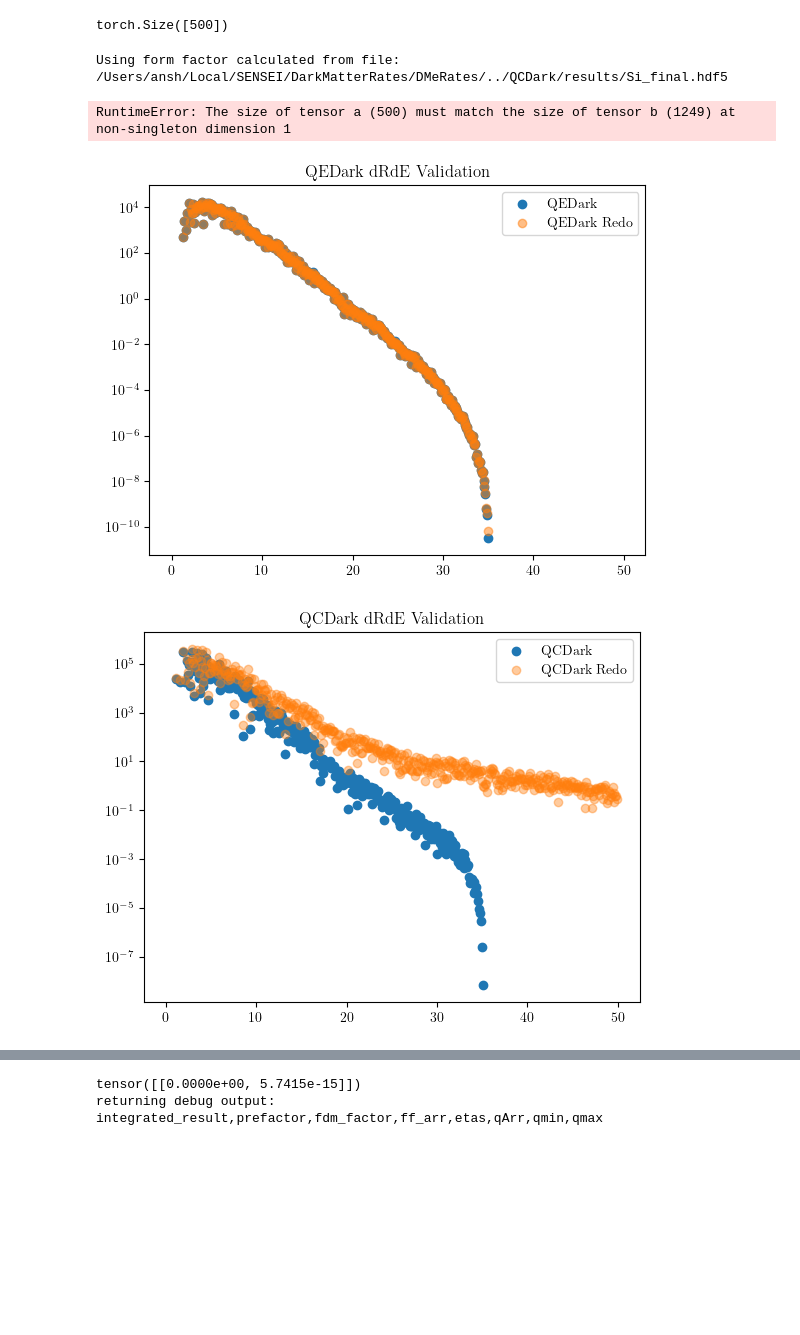
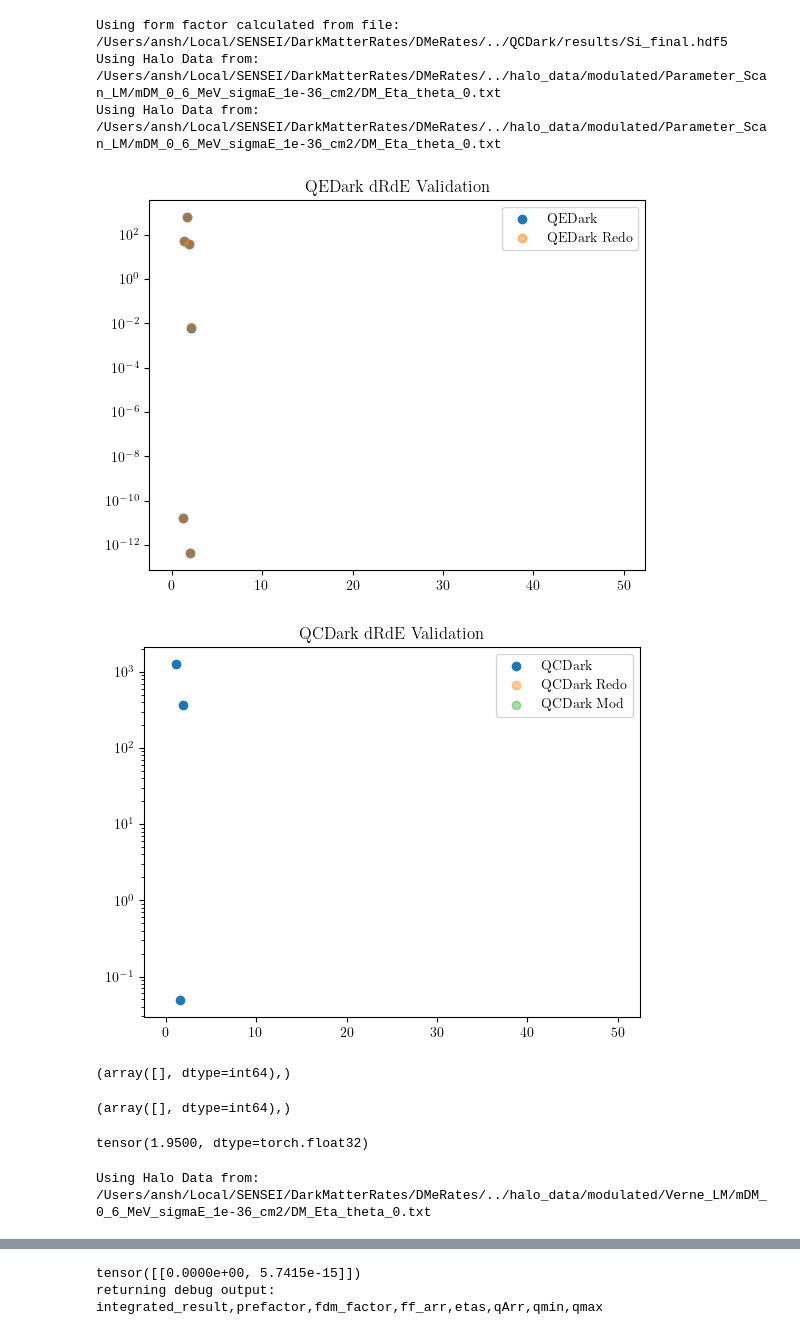
Before and after one commit to ande8412/DarkMatterRates, a Jupyter notebook: DMeRates_Validation.ipynb, the cells around one changed output, grey strips where cells are left out. Saved outputs shown, nothing was run; the diff lists cells and outputs as text; code cells hidden in the pictures; blank space fills up the shorter version.

```diff
--- a/DMeRates_Validation.ipynb
+++ b/DMeRates_Validation.ipynb
@@ -11,7 +11,7 @@ FDMn = 2
 
 halo_model = 'shm'
 DoScreen = False
-test_mX = 10 #MeV
+test_mX = 0.6 #MeV
 test_mX_eV = test_mX*1e6
 test_mX_unitized= test_mX * nu.MeV / nu.c0**2
 ne = 1
@@ -101,10 +20,7 @@ Using form factor calculated from file: QCDark/results/Si_final.hdf5
-# %%
-drderes = drde(Earr,qArr,mX)
-drderes.shape
-# %% [output]
-torch.Size([500])
 # %%
 from QCDark.dark_matter_rates import d_rate,default_screening,default_si,read_output,default_astro
+default_astro['sigma_e'] = cs
+
 from QCDark.dark_matter_rates import form_factor as qcdark_form_factor
 
 
@@ -115,7 +31,6 @@ else:
     screening = default_screening
 cff = read_output('QCDark/results/Si_final.hdf5')
 Ee_old, dR_old= d_rate(test_mX_eV, cff, FDM_exp = FDMn, screening = screening, astro_model = default_astro)
-
 
 from QEDark.QEDark2 import QEDark
 qedark = QEDark()
@@ -129,28 +44,69 @@ dmrates = DMeRate.DMeRate('Si',QEDark=False)
 dmrates_qedark = DMeRate.DMeRate('Si',QEDark=True)
 
 
-drde_qcdark_redo_res = dmrates.vectorized_dRdE(test_mX,FDMn,halo_model,DoScreen=DoScreen,integrate=True,unitize=True,debug=True)
+
+dmrates.update_crosssection(cs)
+
+# drde_qcdark_redo_res = dmrates.vectorized_dRdE(test_mX,FDMn,halo_model,DoScreen=DoScreen,integrate=True,unitize=True,debug=True)
 drde_qedark_redo = dmrates_qedark.vectorized_dRdE(test_mX,FDMn,'imb',DoScreen=DoScreen,integrate=False,unitize=True,debug=False)
-drde_qcdark_redo = dmrates.vectorized_dRdE(test_mX,FDMn,halo_model,DoScreen=DoScreen,integrate=True,unitize=True,debug=False)
+drde_qcdark_redo_res = dmrates.vectorized_dRdE(test_mX,FDMn,'shm',DoScreen=DoScreen,integrate=True,unitize=True,debug=True)
+drde_qcdark_redo_mod_res = dmrates.vectorized_dRdE(test_mX,FDMn,'modulated',DoScreen=DoScreen,integrate=True,unitize=True,debug=True,isoangle=0)
+drde_qcdark_redo_mod = drde_qcdark_redo_mod_res['drde']
+drde_qcdark_redo = drde_qcdark_redo_res['drde']
 # %% [output]
 Using form factor calculated from file: /Users/ansh/Local/SENSEI/DarkMatterRates/DMeRates/../QCDark/results/Si_final.hdf5
+Using Halo Data from: /Users/ansh/Local/SENSEI/DarkMatterRates/DMeRates/../halo_data/modulated/Parameter_Scan_LM/mDM_0_6_MeV_sigmaE_1e-36_cm2/DM_Eta_theta_0.txt
+Using Halo Data from: /Users/ansh/Local/SENSEI/DarkMatterRates/DMeRates/../halo_data/modulated/Parameter_Scan_LM/mDM_0_6_MeV_sigmaE_1e-36_cm2/DM_Eta_theta_0.txt
-RuntimeError: The size of tensor a (500) must match the size of tensor b (1249) at non-singleton dimension 1
 # %%
 plt.scatter(Ee_qe,drde_qedark,label='QEDark')
 plt.scatter(dmrates_qedark.Earr/nu.eV,drde_qedark_redo,label='QEDark Redo',alpha=0.5)
 plt.yscale('log')
 plt.legend()
 plt.title('QEDark dRdE Validation')
 plt.show()
 plt.close()
 
 plt.scatter(Ee_old,dR_old,label='QCDark')
 plt.scatter(dmrates.Earr/nu.eV,drde_qcdark_redo,label='QCDark Redo',alpha=0.4)
+plt.scatter(dmrates.Earr/nu.eV,drde_qcdark_redo_mod,label='QCDark Mod',alpha=0.4)
+
 plt.yscale('log')
 plt.legend()
 plt.title('QCDark dRdE Validation')
 plt.show()
 plt.close()
 # %% [output]
-[figure, old version]
+[figure, new version]
-[figure, old version]
+[figure, new version]
+# %%
+np.where(drde_qcdark_redo_mod > 0)
+# %% [output]
+(array([], dtype=int64),)
+# %%
+np.where(drde_qcdark_redo > 0)
+# %% [output]
+(array([], dtype=int64),)
+# %%
+dmrates.Earr[19] / nu.eV
+# %% [output]
+tensor(1.9500, dtype=torch.float32)
+# %%
+vmin_test = dmrates.vMin_tensor(dmrates.qArr,torch.tensor([dmrates.Earr[19]]),test_mX_unitized)[0]
+eta_test_shm = dmrates.get_parametrized_eta(vmin_test,test_mX_unitized,FDMn,'shm')
+eta_test_mod = dmrates.get_parametrized_eta(vmin_test,test_mX_unitized,FDMn,'modulated',isoangle=0,useVerne=True)
+
+vmin_test =vmin_test / (nu.km / nu.s)
+eta_test_shm = eta_test_shm * nu.year
+eta_test_mod = eta_test_mod * nu.year
+
+filter_indices = vmin_test < 800
+vmin_test = vmin_test[filter_indices]
+eta_test_shm = eta_test_shm[filter_indices]
+eta_test_mod = eta_test_mod[filter_indices]
+
+sort_idx = np.argsort(vmin_test)
+eta_test_shm = eta_test_shm[sort_idx]
+eta_test_mod = eta_test_mod[sort_idx]
+vmin_test = vmin_test[sort_idx]
+# %% [output]
+Using Halo Data from: /Users/ansh/Local/SENSEI/DarkMatterRates/DMeRates/../halo_data/modulated/Verne_LM/mDM_0_6_MeV_sigmaE_1e-36_cm2/DM_Eta_theta_0.txt
```
Also changed, not shown: parts of 4 cells of this notebook, 2 other files.
